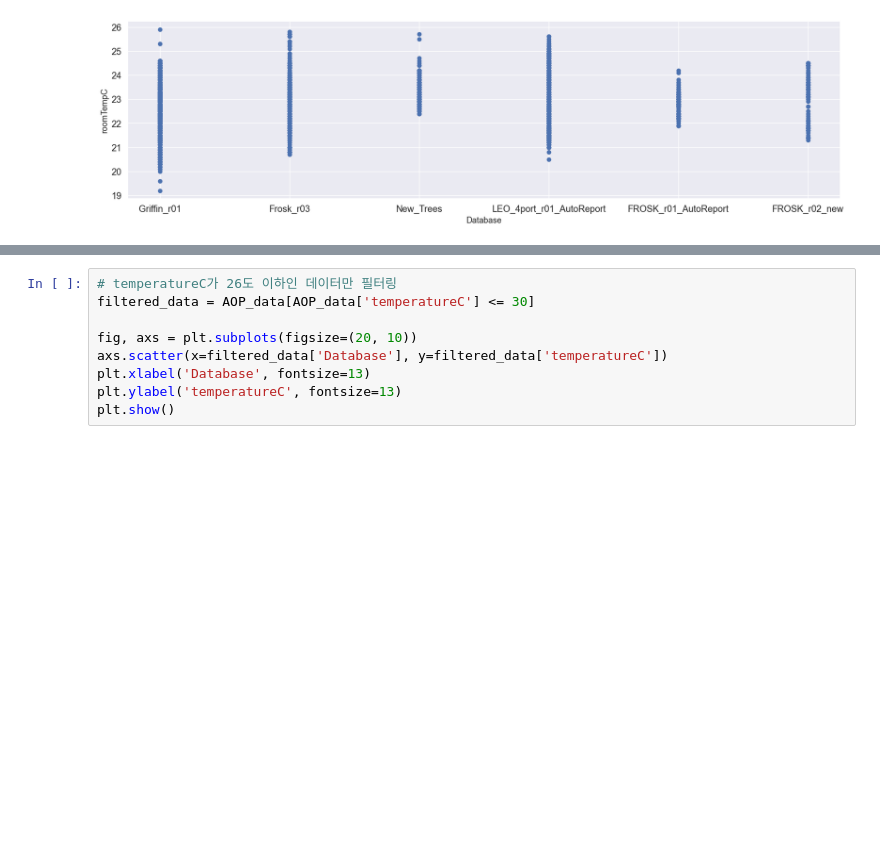
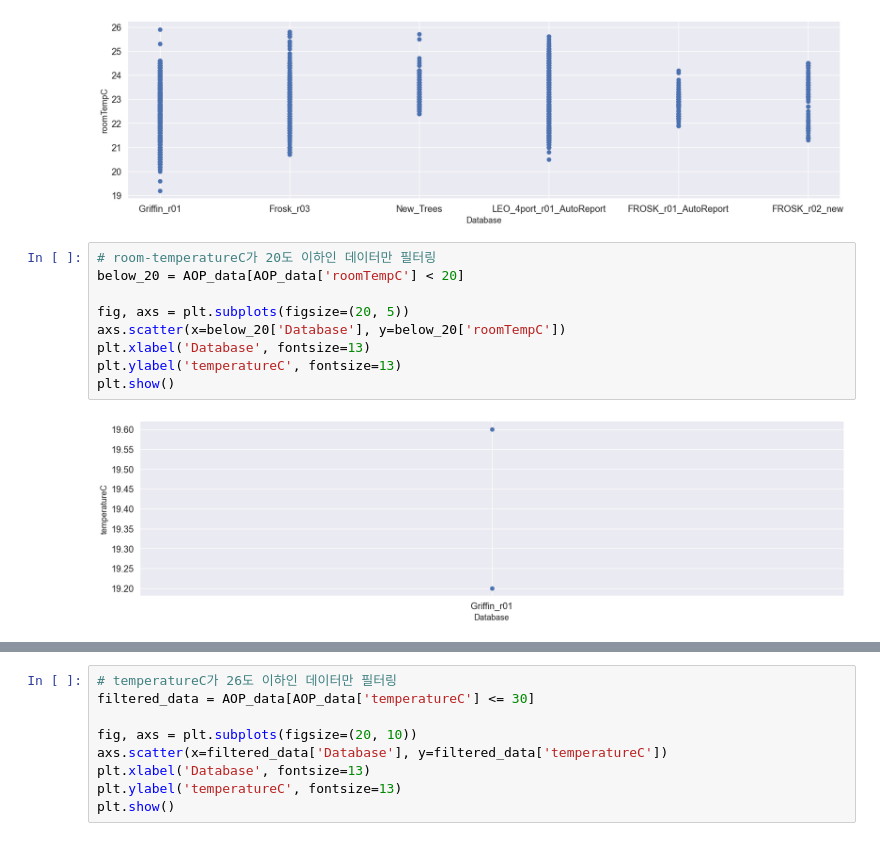
Before and after one commit to Hot-KimChi/Temperature_Modeling_Check, a Jupyter notebook: Temperature measurement_by measSet.ipynb, the cells around one changed output, grey strips where cells are left out. Drawn from its saved outputs; the diff is of its cells as text; blank space fills up the shorter version.

```diff
--- a/Temperature measurement_by measSet.ipynb
+++ b/Temperature measurement_by measSet.ipynb
@@ -379,4 +379,15 @@ plt.ylabel('roomTempC', fontsize=13)
 plt.show()
 # %% [output]
 [figure]
+# %%
+# room-temperatureC가 20도 이하인 데이터만 필터링
+below_20 = AOP_data[AOP_data['roomTempC'] < 20]
+
+fig, axs = plt.subplots(figsize=(20, 5))
+axs.scatter(x=below_20['Database'], y=below_20['roomTempC'])
+plt.xlabel('Database', fontsize=13)
+plt.ylabel('temperatureC', fontsize=13)
+plt.show()
+# %% [output]
+[figure, added]
 # %%
```
Also changed, not shown: parts of 17 cells of this notebook.
